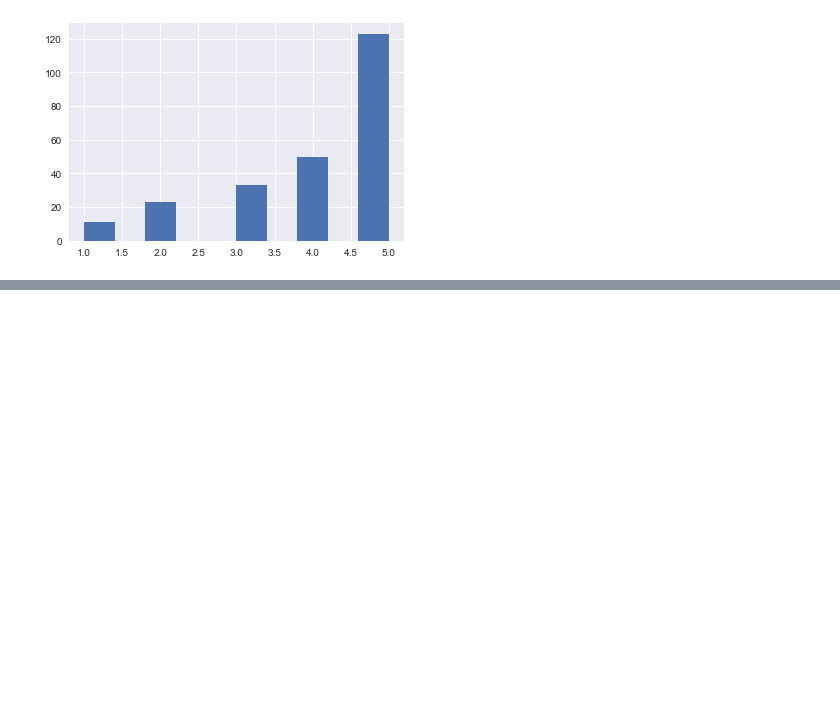
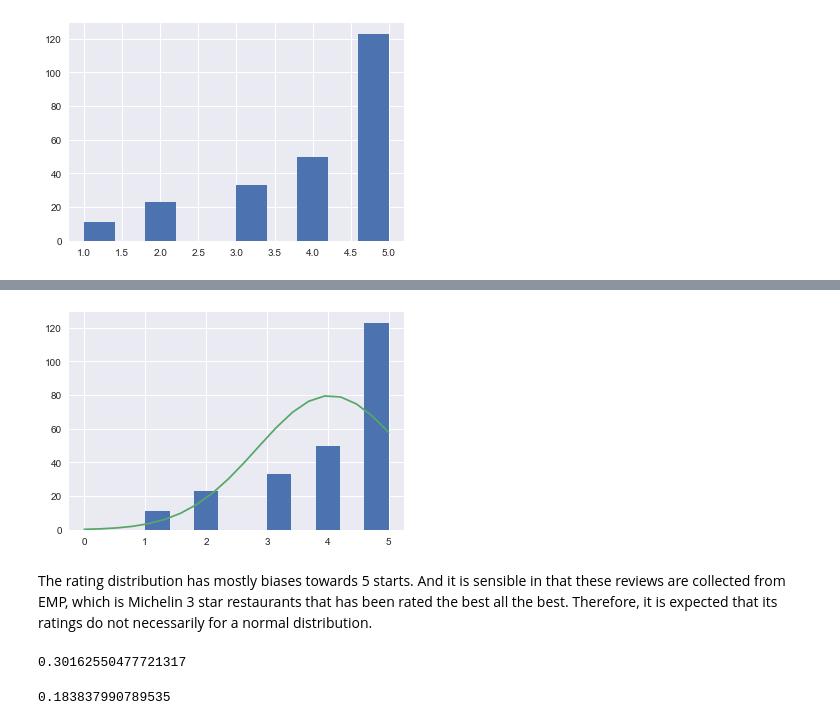
Before and after one commit to JunanQu/YELP-, a Jupyter notebook: 2950_final-2.ipynb, the cells around one changed output, grey strips where cells are left out. Cells and saved outputs as stored; diff of their text form; code cells hidden in the pictures; blank space fills up the shorter version.

```diff
--- a/2950_final-2.ipynb
+++ b/2950_final-2.ipynb
@@ -162,0 +210,3 @@ plt.show()
+# %%
+# Mean of all ratings
+yelp_raings = np.array([float(i) for i in yelp_data['Rating']])
@@ -162,0 +221,15 @@ plt.show()
+# %%
+def normal(x, mean, std_dev):
+    result = 1.0 / (std_dev * np.sqrt(2 * np.pi))
+    result *= np.exp(-(x - mean)**2/ (2*std_dev**2))
+    return result
+# %%
+x = np.linspace(0, 5, 20)
+plt.hist(yelp_raings)
+plt.plot(x, 240*normal(x, 4.04, 1.201))
+plt.show()
+# %% [output]
+[figure, added]
+# %% [markdown]
+The rating distribution has mostly biases towards 5 starts.
+And it is sensible in that these reviews are collected from EMP, which is Michelin 3 star restaurants that has been rated the best all the best. Therefore, it is expected that its ratings do not necessarily for a normal distribution.
@@ -162,0 +238,8 @@ plt.show()
+# %%
+np.mean(yelp_sent)
+# %% [output]
+0.30162550477721317
+# %%
+np.std(yelp_sent)
+# %% [output]
+0.183837990789535
```
Also changed, not shown: parts of 22 cells of this notebook.
